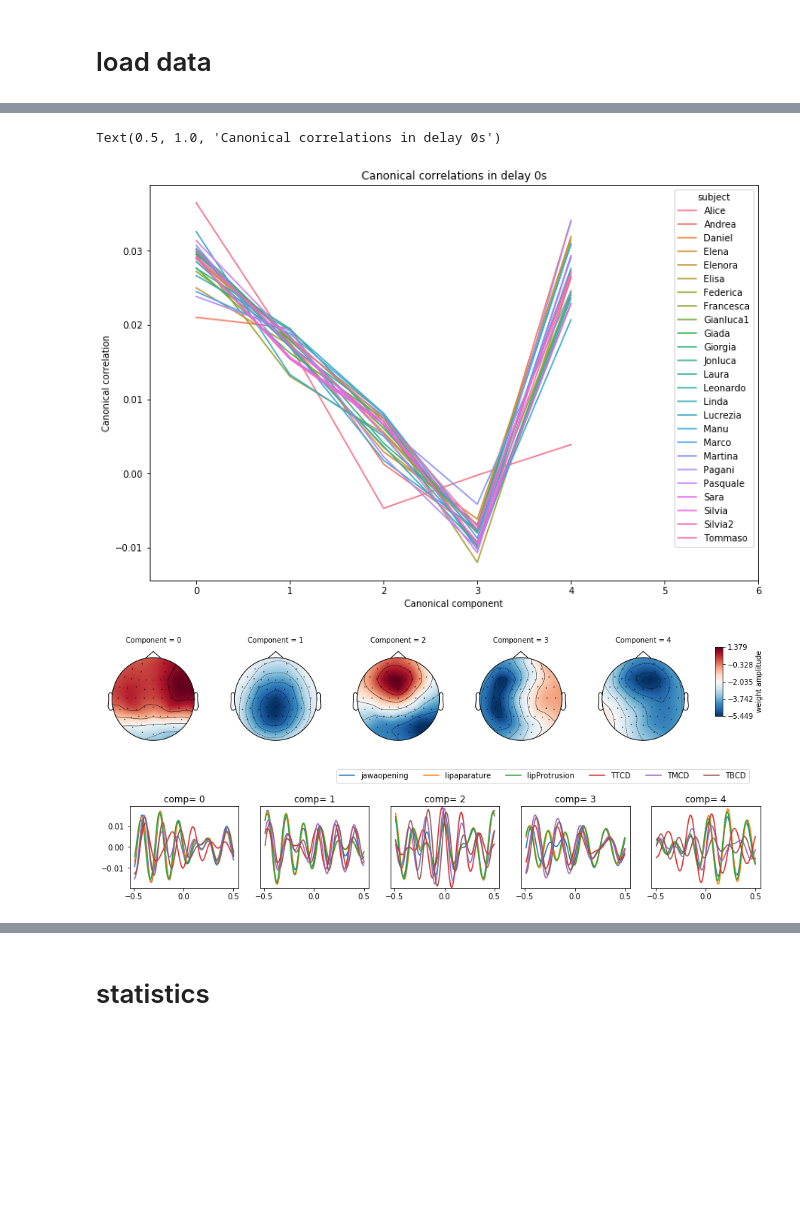
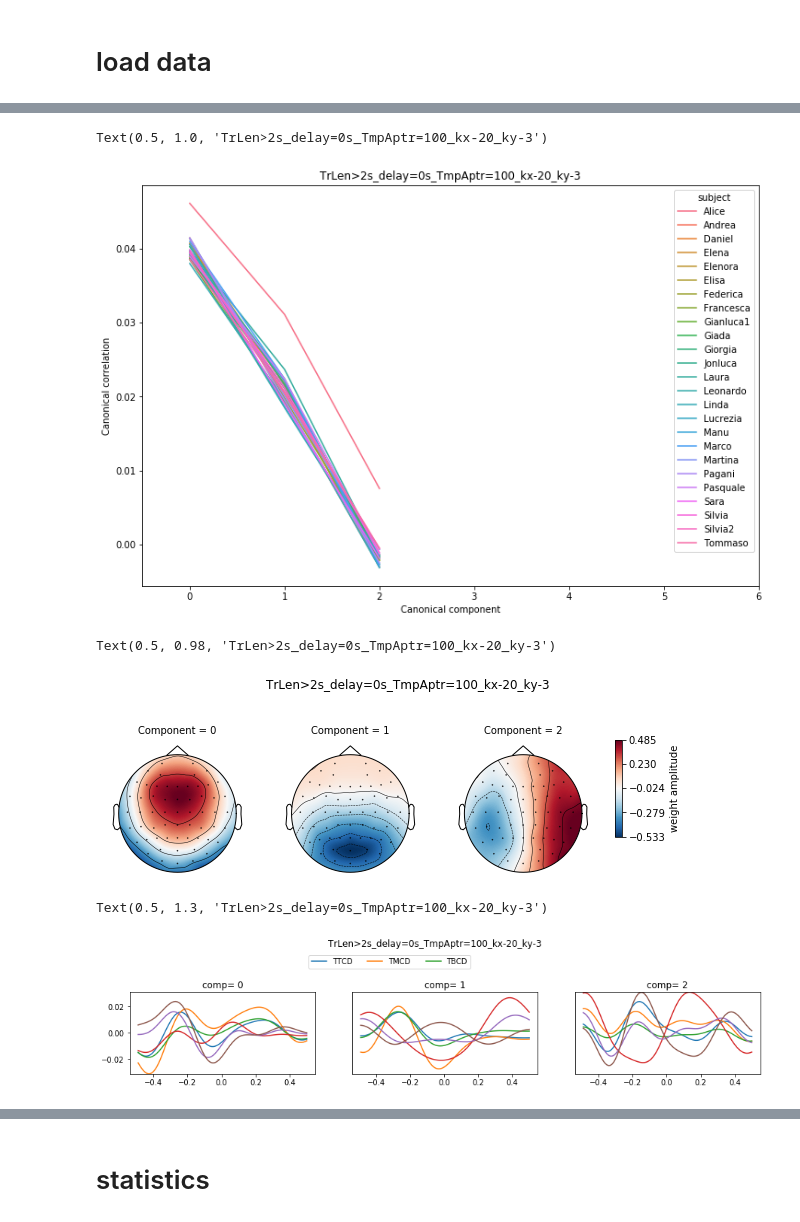
Before and after one commit to sankar-mukherjee/CCA_speech_EEG, a Jupyter notebook: CCA_yannis.ipynb, the cells around one changed output, grey strips where cells are left out. Cells and saved outputs as stored; diff of their text form; code cells hidden in the pictures; blank space fills up the shorter version.

```diff
--- a/CCA_yannis.ipynb
+++ b/CCA_yannis.ipynb
@@ -341,7 +369,8 @@ for s in range(0,len(subject_name)):
     eeg,ema,eeg_ema = align_data(B)
 
     # apply filter
-    eeg_ema = do_filter(eeg_ema,new_sampling_rate,filter_band)
+    if(apply_filter):
+        eeg_ema = do_filter(eeg_ema,new_sampling_rate,filter_band)
 
     #select portion with delay if any
     eeg,ema,L = select_portion_applyDelay(eeg_ema,remove_first,delay[0]+0.5,
@@ -1065,3 +1138,24 @@ data_CCA = pd.read_pickle(save_path)
+# %%
+# load data
+###########################
+trial_len = 2 #(greater than)second
+delay = [0]
+temporal_aperature = 100
+remove_first = 0.5 #second
+Kx = 20
+Ky = 3
+sperate_name = '_tongue'
+
+save_path = data_path + '/python/data/cca/'\
+            +'cca_yannis_Greaterthan_'+str(trial_len)+'sec_removeFirst_'\
+            +str(remove_first)+'concatALLsub_'+str(delay[0])\
+            +'delay_'+str(temporal_aperature)+'temporalAperature_removeOnesub'\
+            +'_kx-'+str(Kx)+'_ky-'+str(Ky)+sperate_name+'.pkl'
+
+plot_name = 'TrLen>'+str(trial_len)+'s_delay='+str(delay[0])\
+            +'s_TmpAptr='+str(temporal_aperature)+'_kx-'+str(Kx)+'_ky-'+str(Ky)
+
+data_CCA = pd.read_pickle(save_path)
 # %%
 # arrange data
 def get_component_topo_time(A,B,Ryy,temporal_aperature,nComp,new_sampling_rate):
@@ -1222,24 +1316,26 @@ D=0
 S=21
 # %%
 # plot all components and all subjects correlation score at delay
-plotAllComp(data_plot,D)
-plt.title('Canonical correlations in delay '+str(D) +'s')
+a = plotAllComp(data_plot,D)
+plt.title(plot_name)
 # %% [output]
-Text(0.5, 1.0, 'Canonical correlations in delay 0s')
+Text(0.5, 1.0, 'TrLen>2s_delay=0s_TmpAptr=100_kx-20_ky-3')
-[figure, old version]
+[figure, new version]
 # %%
 # plot all components topo at one delay
 A,Vmin,Vmax=plotCCA_topo(data_plot,S,D)
 plot_topo_image(A,Vmin,Vmax,'Component')
-#plt.title(subject_name[S])
+plt.suptitle(plot_name)
 # %% [output]
+Text(0.5, 0.98, 'TrLen>2s_delay=0s_TmpAptr=100_kx-20_ky-3')
-[figure, old version]
+[figure, new version]
 # %%
 # plot component filter
 plotComp_filter(data_plot,S,D,tvec)
-#plt.title(subject_name[S])
+plt.suptitle(plot_name,va='baseline',y=1.3)
 # %% [output]
+Text(0.5, 1.3, 'TrLen>2s_delay=0s_TmpAptr=100_kx-20_ky-3')
-[figure, old version]
+[figure, new version]
 # %%
 # all dealy plot topo
 delay = np.arange(-5,5.5,0.5) / 10
```
Also changed, not shown: parts of 10 cells of this notebook.
